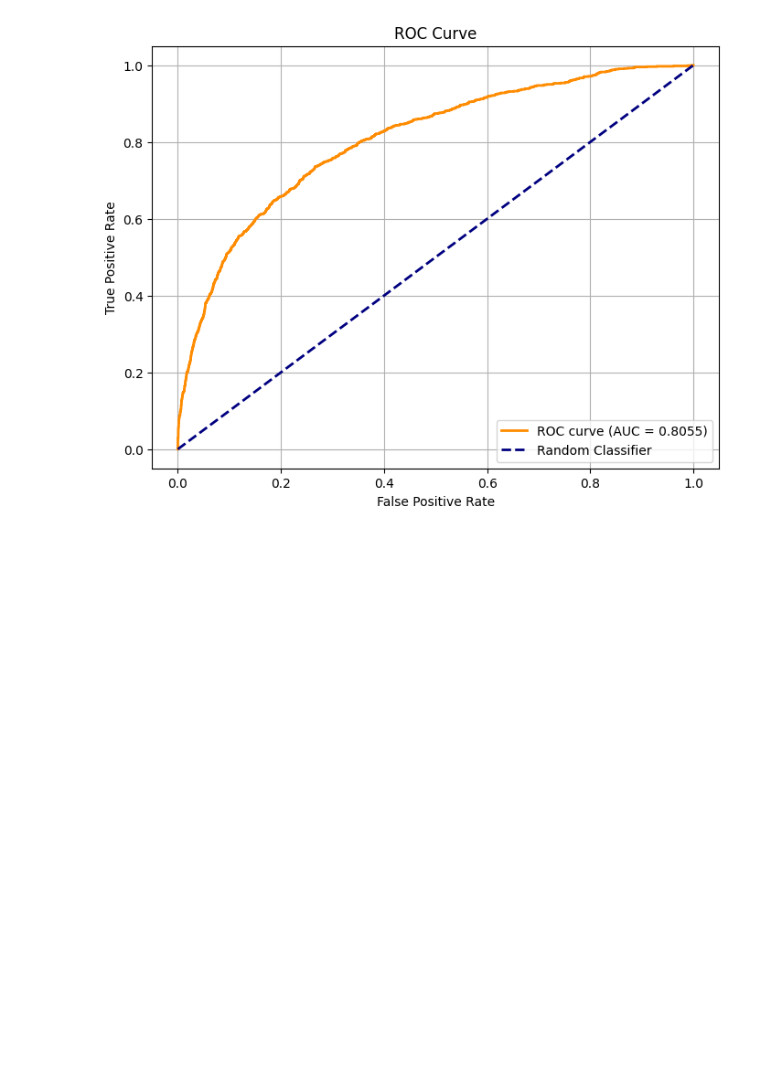
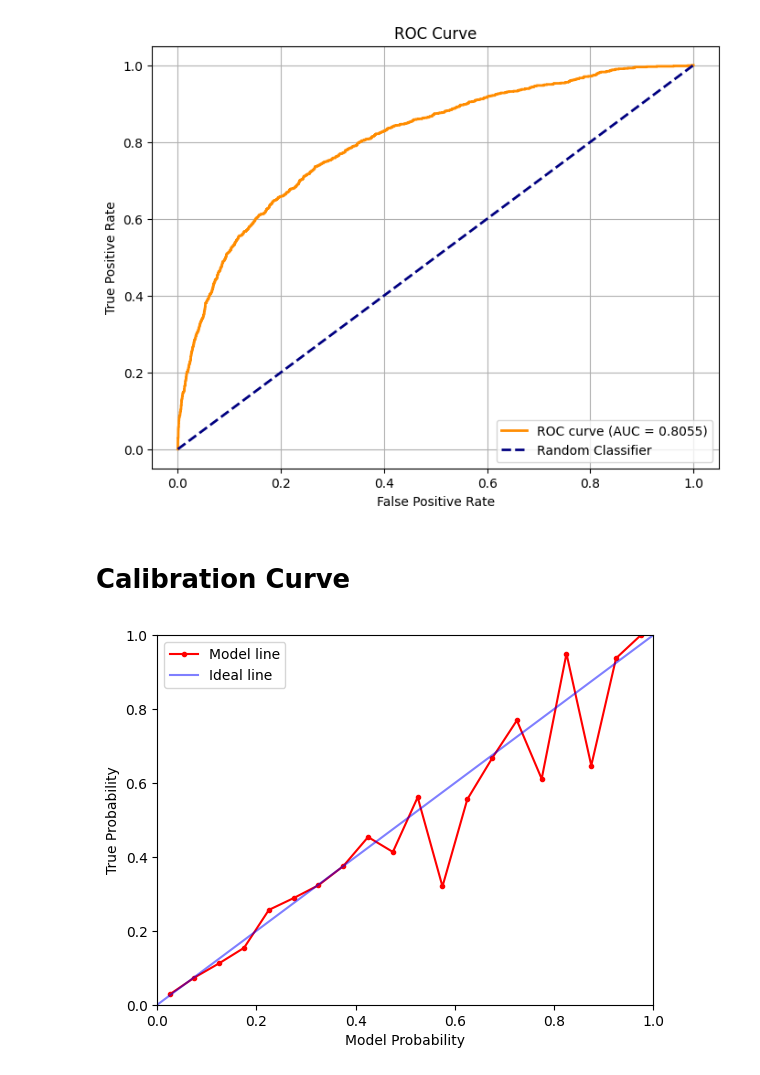
Before and after one commit to kaspar-soukup/expected_goals, a Jupyter notebook: Expected-Goals/notebooks/Catboost Model.ipynb, the cells around one changed output. Cells and saved outputs as stored; diff of their text form; code cells hidden in the pictures; blank space fills up the shorter version.

Commit message:
new model notebooks, added calibration curve

```diff
--- a/Expected-Goals/notebooks/Catboost Model.ipynb
+++ b/Expected-Goals/notebooks/Catboost Model.ipynb
@@ -218,3 +220,29 @@ plt.grid(True)
 plt.show()
 # %% [output]
 [figure]
+# %% [markdown]
+# Calibration Curve
+# %%
+import numpy as np
+evaluation = pd.DataFrame(y_test_pred_proba, y_test).reset_index()
+evaluation.columns = ["outcome", "pred_prob"]
+
+model_probs = np.linspace(0.025, 0.975, num = 20)
+true_probs = []
+
+for prob in model_probs:
+    true_probs.append(evaluation[(evaluation["pred_prob"] >= prob -0.025) & (evaluation["pred_prob"] <= prob + 0.025)]["outcome"].mean())
+# %%
+plot_probs = np.linspace(0,1.01, num = 10)
+
+plt.plot(model_probs, true_probs, color = "red", marker='.', label = "Model line")
+plt.plot(plot_probs, plot_probs, alpha = 0.5, color = "blue", label = "Ideal line")
+plt.xlim(0,1)
+plt.ylim(0,1)
+#plt.axvspan(0.9, 1, alpha=0.1, label = "No shots with prob > 0.9", color = "red")
+plt.legend()
+plt.xlabel("Model Probability")
+plt.ylabel("True Probability")
+plt.show()
+# %% [output]
+[figure, added]
```
Also changed, not shown: parts of 6 cells of this notebook, 9 other files.
